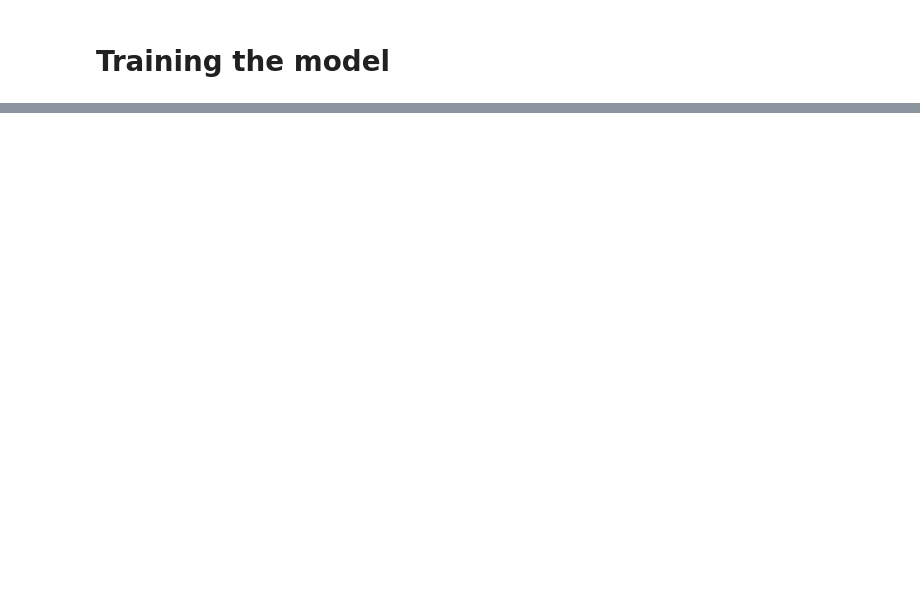
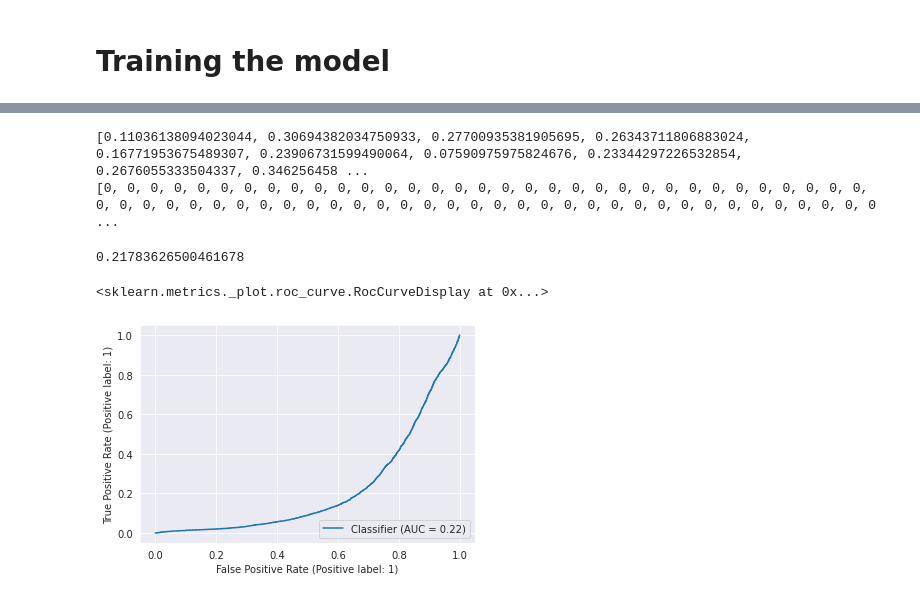
Before and after one commit to dragosconst/Anomaly-Detection, a Jupyter notebook: Anomaly_Detection.ipynb, the cells around one changed output, grey strips where cells are left out. Saved outputs shown, nothing was run; the diff lists cells and outputs as text; code cells hidden in the pictures; blank space fills up the shorter version.

Commit message:
Model evaluation

```diff
--- a/Anomaly_Detection.ipynb
+++ b/Anomaly_Detection.ipynb
@@ -187,6 +213,13 @@ dl_train = DataLoader(
 dl_valid = DataLoader(
   ds_valid, batch_size=BATCH_SIZE, shuffle=False
 )
+# %%
+test_set = TestSet(inliers_test, outliers_test)
+
+BATCH_SIZE=48
+dl_test = DataLoader(
+    test_set, batch_size=BATCH_SIZE
+)
 # %% [markdown]
 # Create the model
 # %%
@@ -366,0 +436,4 @@ KeyboardInterrupt: ignored
+# %%
+model = AnomalyDetectionModel().to(device)
+model.load_state_dict(torch.load("/content/drive/MyDrive/trained_bert_sports_agnews.pt"))
+model = model.to(device)
@@ -366,0 +454,13 @@ KeyboardInterrupt: ignored
+# %%
+scores = []
+corect_labels = []
+for idx, batch in enumerate(dl_test):
+  texts, labels = batch
+
+  texts = texts.to(device)
+  labels = labels.to(device)
+  for text in tqdm(texts):
+    scores.append(multiple_masked_tokens_normality_score(model, text, 6))
+
+  print(f"Finished {idx} / {len(dl_test)} batches")
+  corect_labels += labels.tolist()
@@ -367 +481,19 @@ KeyboardInterrupt: ignored
+# %%
+corect_labels = [c[0] for c in corect_labels]
+# %%
+print(scores)
+print(corect_labels)
+# %% [output]
+[0.11036138094023044, 0.30694382034750933, 0.27700935381905695, 0.26343711806883024, 0.16771953675489307, 0.23906731599490064, 0.07590975975824676, 0.23344297226532854, 0.2676055333504337, 0.346256458 ...
+[0, 0, 0, 0, 0, 0, 0, 0, 0, 0, 0, 0, 0, 0, 0, 0, 0, 0, 0, 0, 0, 0, 0, 0, 0, 0, 0, 0, 0, 0, 0, 0, 0, 0, 0, 0, 0, 0, 0, 0, 0, 0, 0, 0, 0, 0, 0, 0, 0, 0, 0, 0, 0, 0, 0, 0, 0, 0, 0, 0, 0, 0, 0, 0, 0, 0, 0 ...
+# %%
+score = roc_auc_score(corect_labels,scores)
+score
+# %% [output]
+0.21783626500461678
+# %%
+RocCurveDisplay.from_predictions(corect_labels,scores)
+# %% [output]
+<sklearn.metrics._plot.roc_curve.RocCurveDisplay at 0x...>
+[figure, added]
 # %%
```
Also changed, not shown: parts of 13 cells of this notebook.
